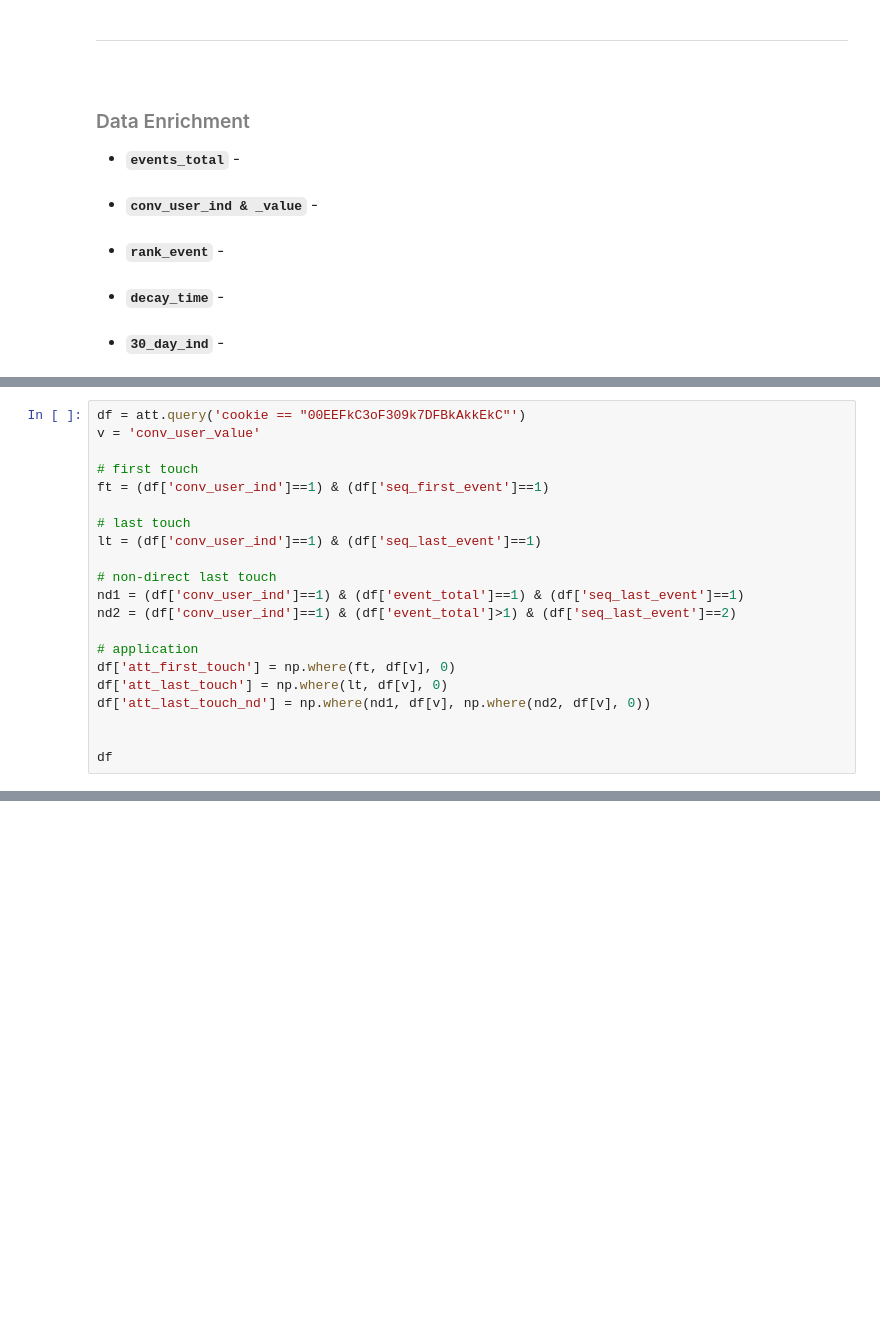
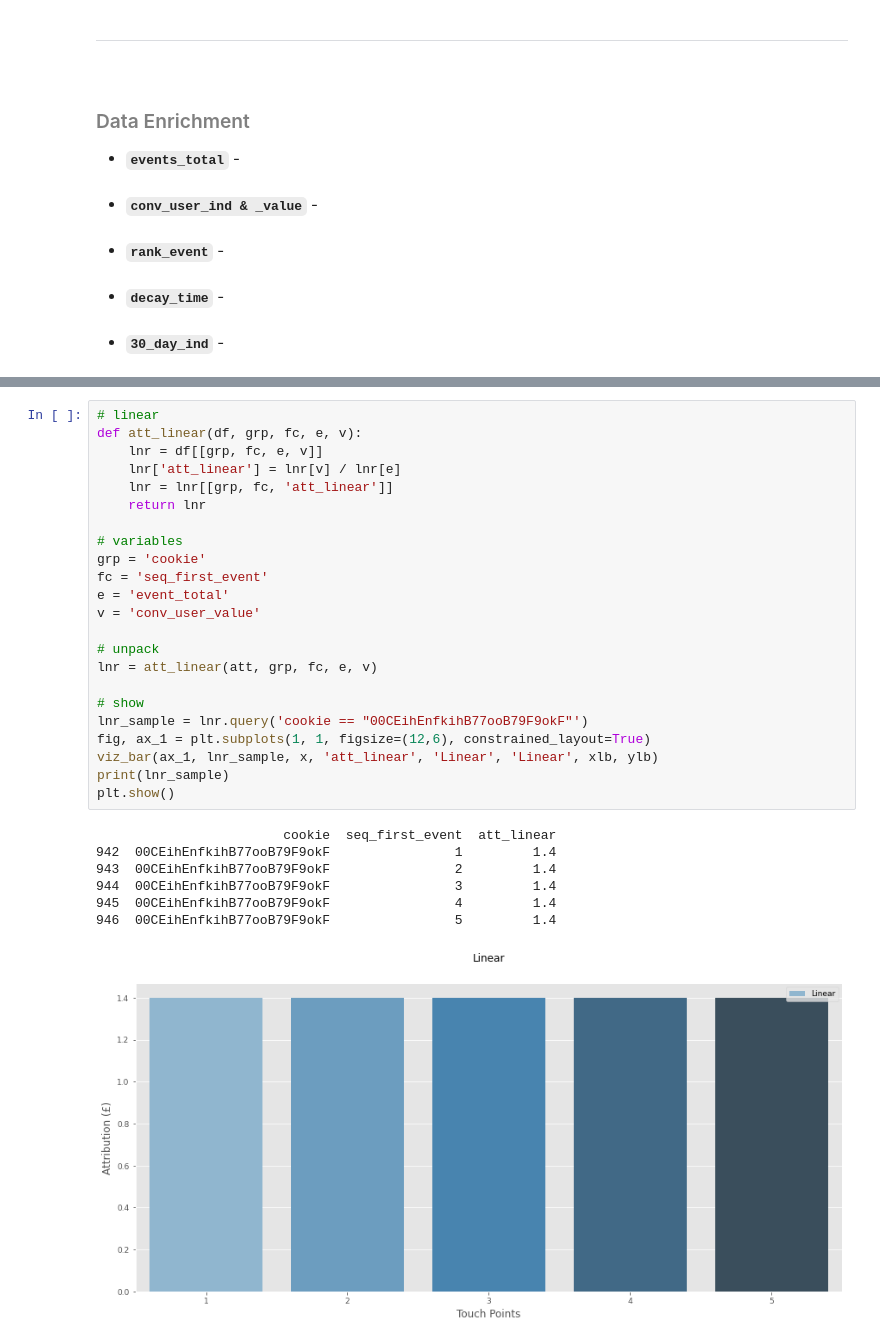
Before and after one commit to martin-mallon/Attribution-Models, a Jupyter notebook: Attribution_Models/attribution_model.ipynb, the cells around one changed output, grey strips where cells are left out. Drawn from its saved outputs; the diff is of its cells as text; blank space fills up the shorter version.

```diff
--- a/Attribution_Models/attribution_model.ipynb
+++ b/Attribution_Models/attribution_model.ipynb
@@ -189,22 +211 @@ att.query('cookie == "00EEFkC3oF309k7DFBkAkkEkC"')
 </ul>
-# %%
-df = att.query('cookie == "00EEFkC3oF309k7DFBkAkkEkC"')
-v = 'conv_user_value'
-
-# first touch
-ft = (df['conv_user_ind']==1) & (df['seq_first_event']==1)
-
-# last touch
-lt = (df['conv_user_ind']==1) & (df['seq_last_event']==1)
-
-# non-direct last touch
-nd1 = (df['conv_user_ind']==1) & (df['event_total']==1) & (df['seq_last_event']==1)
-nd2 = (df['conv_user_ind']==1) & (df['event_total']>1) & (df['seq_last_event']==2)
-
-# application
-df['att_first_touch'] = np.where(ft, df[v], 0)
-df['att_last_touch'] = np.where(lt, df[v], 0)
-df['att_last_touch_nd'] = np.where(nd1, df[v], np.where(nd2, df[v], 0))
-
-
-df
@@ -218,0 +272,31 @@ df
+# %%
+# linear
+def att_linear(df, grp, fc, e, v):
+    lnr = df[[grp, fc, e, v]]
+    lnr['att_linear'] = lnr[v] / lnr[e]
+    lnr = lnr[[grp, fc, 'att_linear']]
+    return lnr
+
+# variables
+grp = 'cookie'
+fc = 'seq_first_event'
+e = 'event_total'
+v = 'conv_user_value'
+
+# unpack
+lnr = att_linear(att, grp, fc, e, v)
+
+# show
+lnr_sample = lnr.query('cookie == "00CEihEnfkihB77ooB79F9okF"')
+fig, ax_1 = plt.subplots(1, 1, figsize=(12,6), constrained_layout=True)
+viz_bar(ax_1, lnr_sample, x, 'att_linear', 'Linear', 'Linear', xlb, ylb)
+print(lnr_sample)
+plt.show()
+# %% [output]
+                        cookie  seq_first_event  att_linear
+942  00CEihEnfkihB77ooB79F9okF                1         1.4
+943  00CEihEnfkihB77ooB79F9okF                2         1.4
+944  00CEihEnfkihB77ooB79F9okF                3         1.4
+945  00CEihEnfkihB77ooB79F9okF                4         1.4
+946  00CEihEnfkihB77ooB79F9okF                5         1.4
+[figure, added]
```
Also changed, not shown: parts of 18 cells of this notebook, 1 other file.
